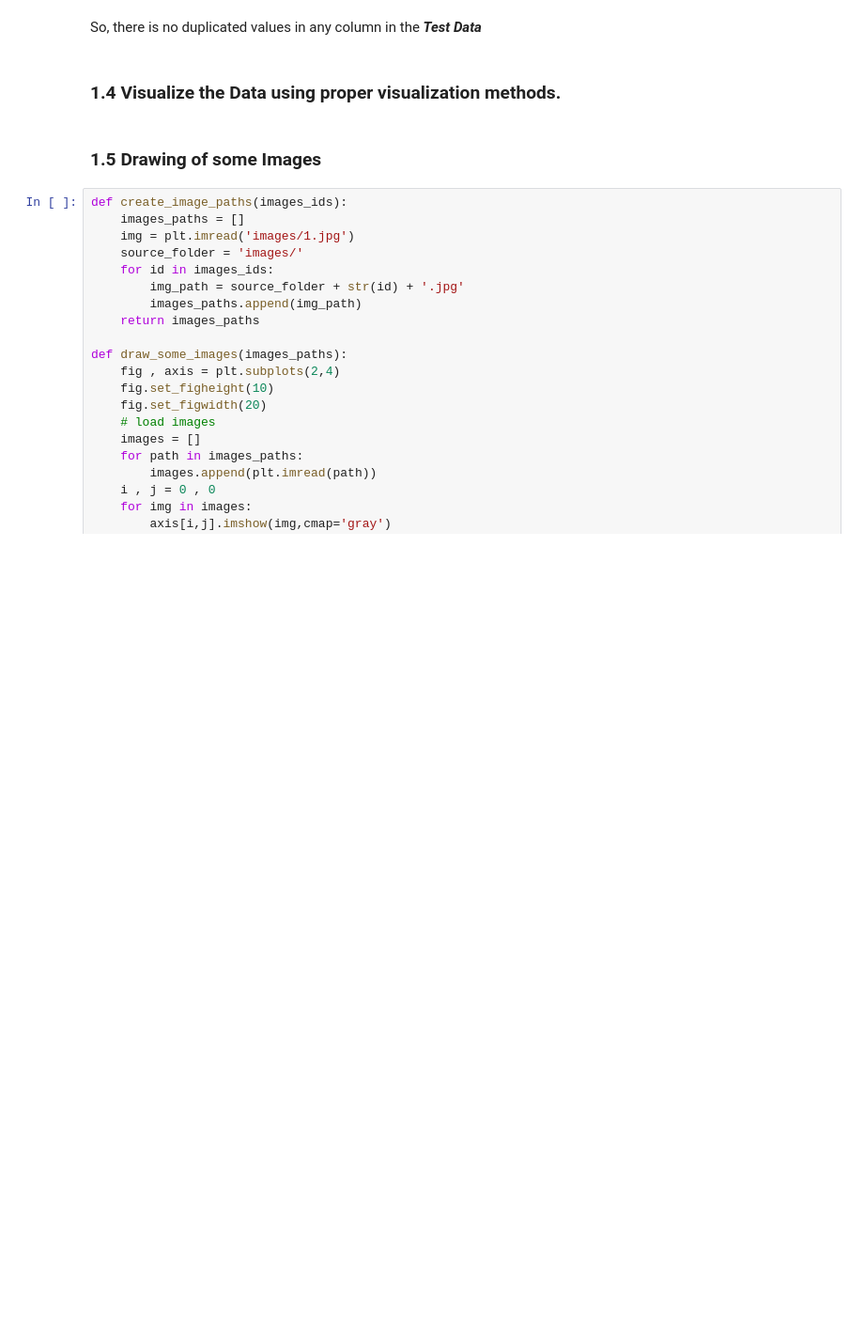
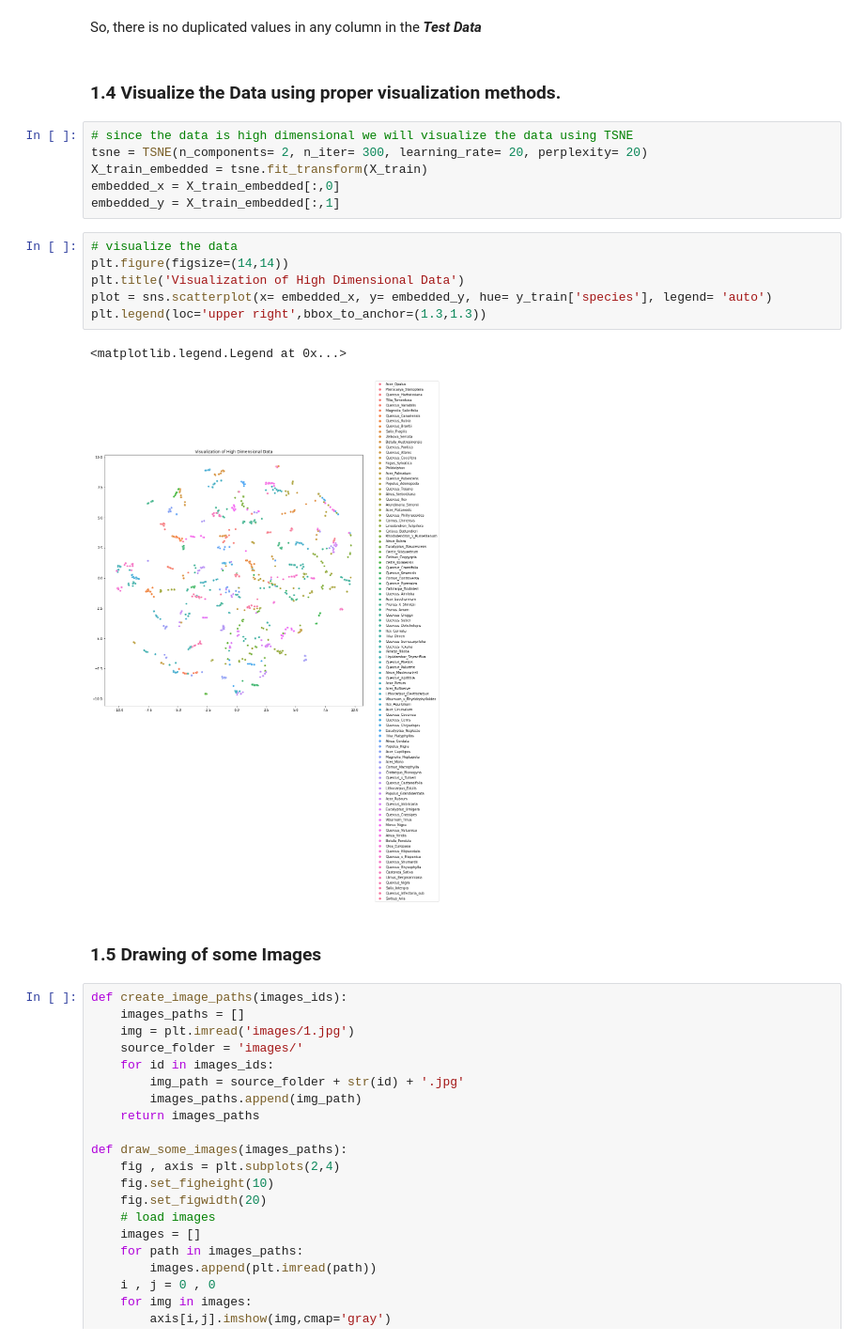
Before and after one commit to mahmodKhaled/Leaf-Classification, a Jupyter notebook: leaf_classification.ipynb, the cells around one changed output. Shown at 94% size. Drawn from its saved outputs; the diff is of its cells as text; blank space fills up the shorter version.

Commit message:
finish the visualization of data step

```diff
--- a/leaf_classification.ipynb
+++ b/leaf_classification.ipynb
@@ -211,6 +213,21 @@ Number of duplicated rows in the testing data is: 0
 So, there is no duplicated values in any column in the _**Test Data**_
 # %% [markdown]
 ### 1.4 Visualize the  Data using proper visualization methods.
+# %%
+# since the data is high dimensional we will visualize the data using TSNE
+tsne = TSNE(n_components= 2, n_iter= 300, learning_rate= 20, perplexity= 20)
+X_train_embedded = tsne.fit_transform(X_train)
+embedded_x = X_train_embedded[:,0]
+embedded_y = X_train_embedded[:,1]
+# %%
+# visualize the data
+plt.figure(figsize=(14,14))
+plt.title('Visualization of High Dimensional Data')
+plot = sns.scatterplot(x= embedded_x, y= embedded_y, hue= y_train['species'], legend= 'auto')
+plt.legend(loc='upper right',bbox_to_anchor=(1.3,1.3))
+# %% [output]
+<matplotlib.legend.Legend at 0x...>
+[figure, added]
 # %% [markdown]
 ### 1.5 Drawing of some  Images
 # %%
```
Also changed, not shown: parts of 2 cells of this notebook.
